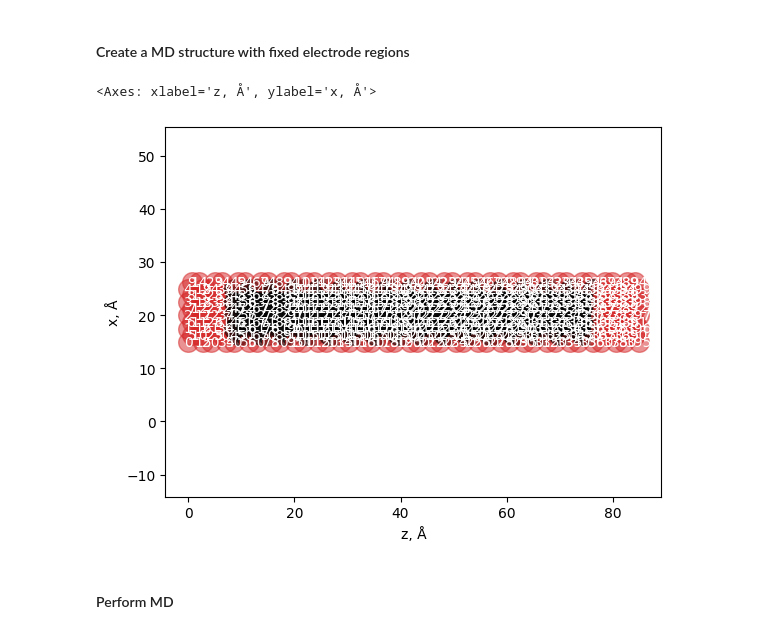
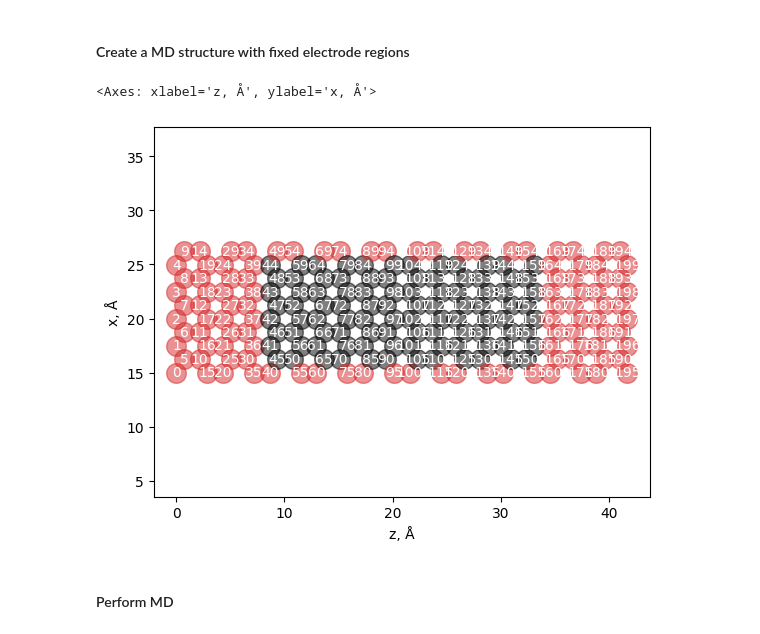
Before and after one commit to UlrikTJ/TemperatureDependantTransport, a Jupyter notebook: TempDepTrans_Asger.ipynb, the cells around one changed output. Saved outputs shown, nothing was run; the diff lists cells and outputs as text; code cells hidden in the pictures.

```diff
--- a/TempDepTrans_Asger.ipynb
+++ b/TempDepTrans_Asger.ipynb
@@ -416,36 +416,36 @@ print(forces, "eV/Å")
 natoms_elec = len(structure)
 xyz = structure.positions
 lattice = structure.cell[:]
-ntile = 20 #
+ntile = 10 #
 tiledir = 2 # tile in z
 for n in range(1, ntile):
     xyz = np.concatenate((xyz, structure.positions + lattice[tiledir, :]*n))
 tilemat = np.eye(3, dtype=int) # repetition matrix
 tilemat[tiledir,tiledir] = ntile
 lattice = tilemat @ lattice
 natoms = len(xyz)
 md_structure = Atoms(natoms*["C"], positions=xyz, cell=lattice, pbc=True) # Create a ASE atoms object of the repeated structure
 
 # Fix electrode
 fixed_uc = 2 # The number of electrode unit cells to fix on each side.
 leftinds = list(range(0,natoms_elec*fixed_uc)) # Fix the two first unit cells
 rightinds = list(range(natoms-natoms_elec*fixed_uc,natoms)) # Fix the two last unit cells
 
 # ... and edges to simplify MD
 cutoff = 1.5 # Nearest neighbor distance is d0 = 1.43877067 Å
 bulk_nneighbors = 3 # In bulk graphene there are 3 nearest neighbors
 
 i, j = neighbor_list("ij", md_structure, cutoff)
 counts = np.bincount(i, minlength=len(md_structure))
 edgeinds = list(np.where(counts < bulk_nneighbors)[0])
 
 allinds = np.unique(leftinds+rightinds+edgeinds)
 fixed = FixAtoms(mask=allinds)
 md_structure.set_constraint(fixed) # Fix L and R electrode
 draw_atoms(md_structure) # Red atoms are fixed, grey atoms are free to move
 # %% [output]
 <Axes: xlabel='z, Å', ylabel='x, Å'>
-[figure, old version]
+[figure, new version]
 # %%
 # view(md_structure)
 # %% [markdown]
```
Also changed, not shown: parts of 2 cells of this notebook, 9 other files.
